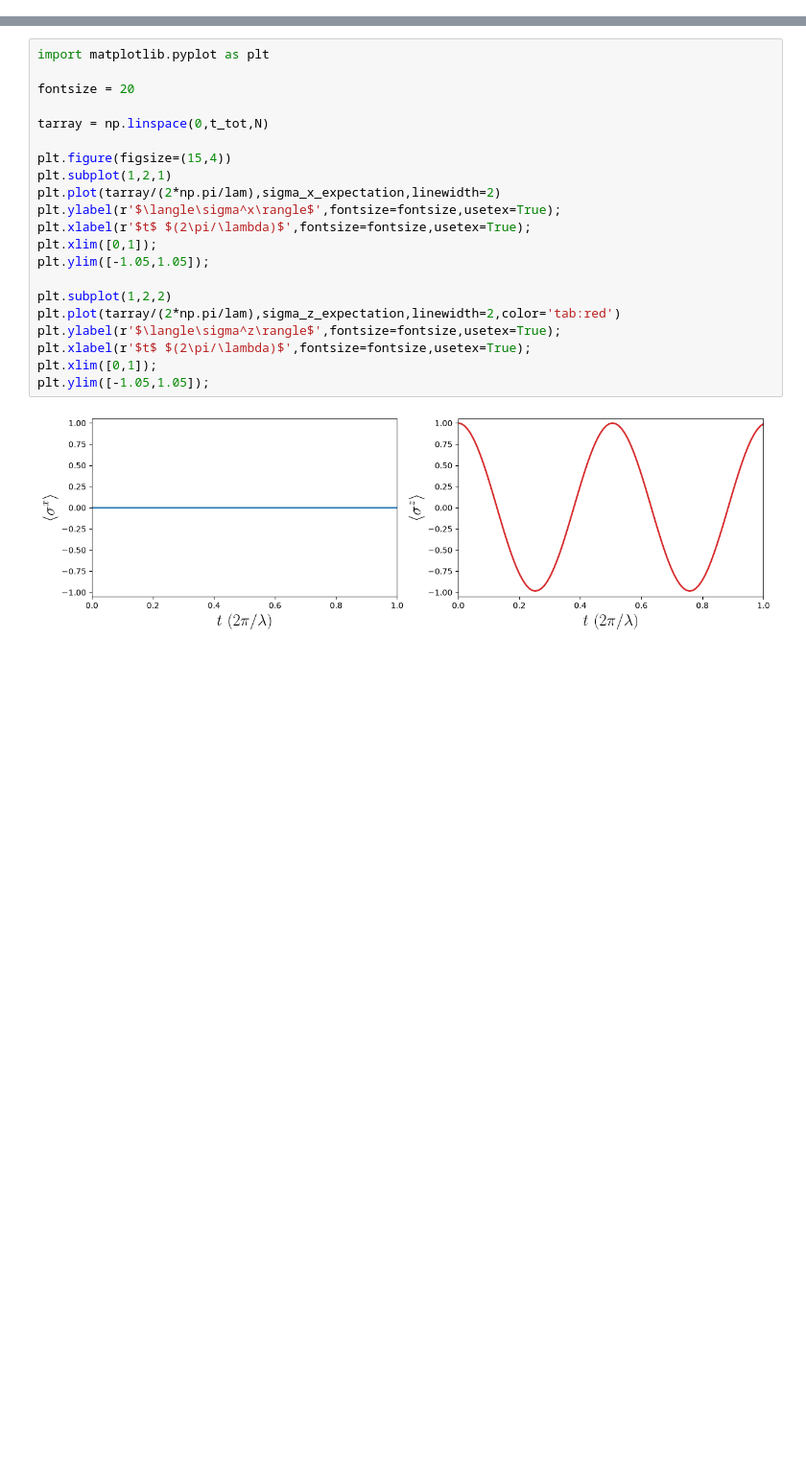
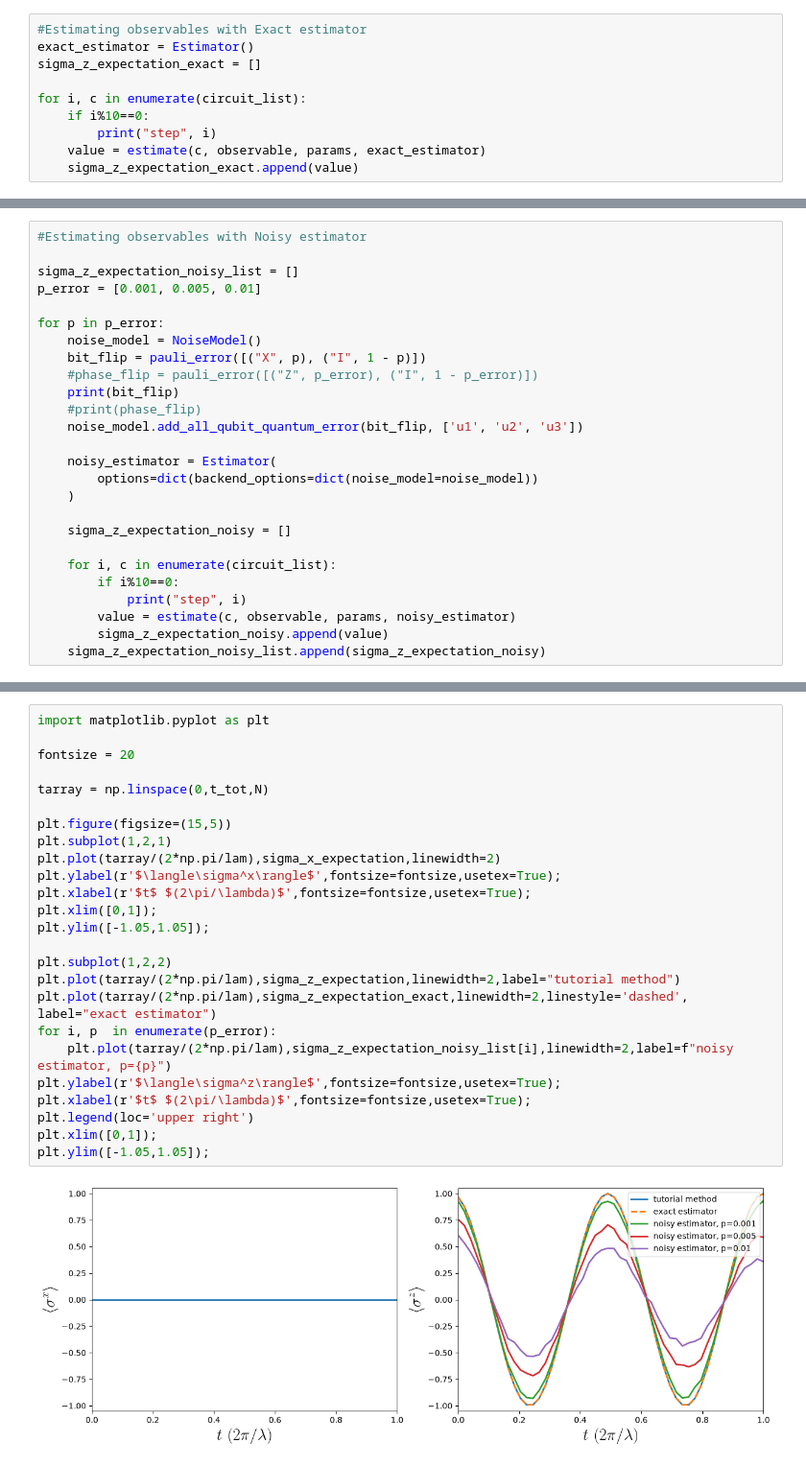
Before and after one commit to simkoi/bosonic_algo, a Jupyter notebook: JC_spin-boson_hardware.ipynb, the cells around one changed output, grey strips where cells are left out. Shown at 96% size. Cells and saved outputs as stored; diff of their text form; blank space fills up the shorter version.

Commit message:
Compute observables using Estimator

```diff
--- a/JC_spin-boson_hardware.ipynb
+++ b/JC_spin-boson_hardware.ipynb
@@ -110,0 +146,10 @@ step 99
+# %%
+#Estimating observables with Exact estimator
+exact_estimator = Estimator()
+sigma_z_expectation_exact = []
+
+for i, c in enumerate(circuit_list):
+    if i%10==0:
+        print("step", i)
+    value = estimate(c, observable, params, exact_estimator)
+    sigma_z_expectation_exact.append(value)
@@ -110,0 +162,26 @@ step 99
+# %%
+#Estimating observables with Noisy estimator
+
+sigma_z_expectation_noisy_list = []
+p_error = [0.001, 0.005, 0.01]
+
+for p in p_error:
+    noise_model = NoiseModel()
+    bit_flip = pauli_error([("X", p), ("I", 1 - p)])
+    #phase_flip = pauli_error([("Z", p_error), ("I", 1 - p_error)])
+    print(bit_flip)
+    #print(phase_flip)
+    noise_model.add_all_qubit_quantum_error(bit_flip, ['u1', 'u2', 'u3'])
+
+    noisy_estimator = Estimator(
+        options=dict(backend_options=dict(noise_model=noise_model))
+    )
+
+    sigma_z_expectation_noisy = []
+
+    for i, c in enumerate(circuit_list):
+        if i%10==0:
+            print("step", i)
+        value = estimate(c, observable, params, noisy_estimator)
+        sigma_z_expectation_noisy.append(value)
+    sigma_z_expectation_noisy_list.append(sigma_z_expectation_noisy)
@@ -111,23 +206,27 @@ step 99
 # %%
 import matplotlib.pyplot as plt
 
 fontsize = 20
 
 tarray = np.linspace(0,t_tot,N)
 
-plt.figure(figsize=(15,4))
+plt.figure(figsize=(15,5))
 plt.subplot(1,2,1)
 plt.plot(tarray/(2*np.pi/lam),sigma_x_expectation,linewidth=2)
 plt.ylabel(r'$\langle\sigma^x\rangle$',fontsize=fontsize,usetex=True);
 plt.xlabel(r'$t$ $(2\pi/\lambda)$',fontsize=fontsize,usetex=True);
 plt.xlim([0,1]);
 plt.ylim([-1.05,1.05]);
 
 plt.subplot(1,2,2)
-plt.plot(tarray/(2*np.pi/lam),sigma_z_expectation,linewidth=2,color='tab:red')
+plt.plot(tarray/(2*np.pi/lam),sigma_z_expectation,linewidth=2,label="tutorial method")
+plt.plot(tarray/(2*np.pi/lam),sigma_z_expectation_exact,linewidth=2,linestyle='dashed', label="exact estimator")
+for i, p  in enumerate(p_error):
+    plt.plot(tarray/(2*np.pi/lam),sigma_z_expectation_noisy_list[i],linewidth=2,label=f"noisy estimator, p={p}")
 plt.ylabel(r'$\langle\sigma^z\rangle$',fontsize=fontsize,usetex=True);
 plt.xlabel(r'$t$ $(2\pi/\lambda)$',fontsize=fontsize,usetex=True);
+plt.legend(loc='upper right')
 plt.xlim([0,1]);
 plt.ylim([-1.05,1.05]);
 # %% [output]
-[figure, old version]
+[figure, new version]
```
Also changed, not shown: parts of 11 cells of this notebook.
